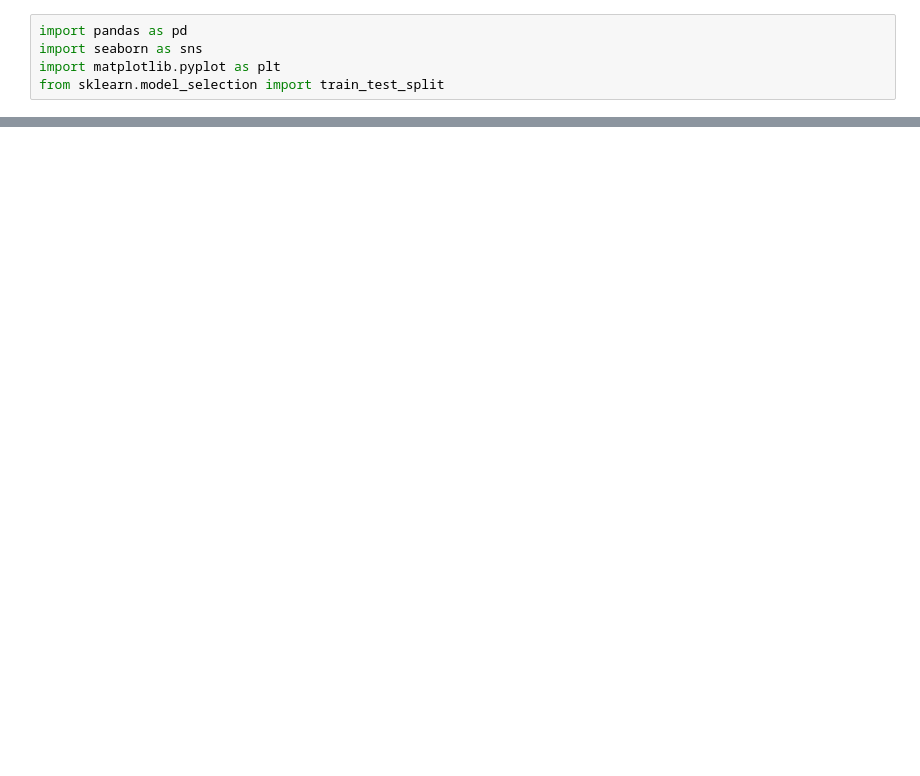
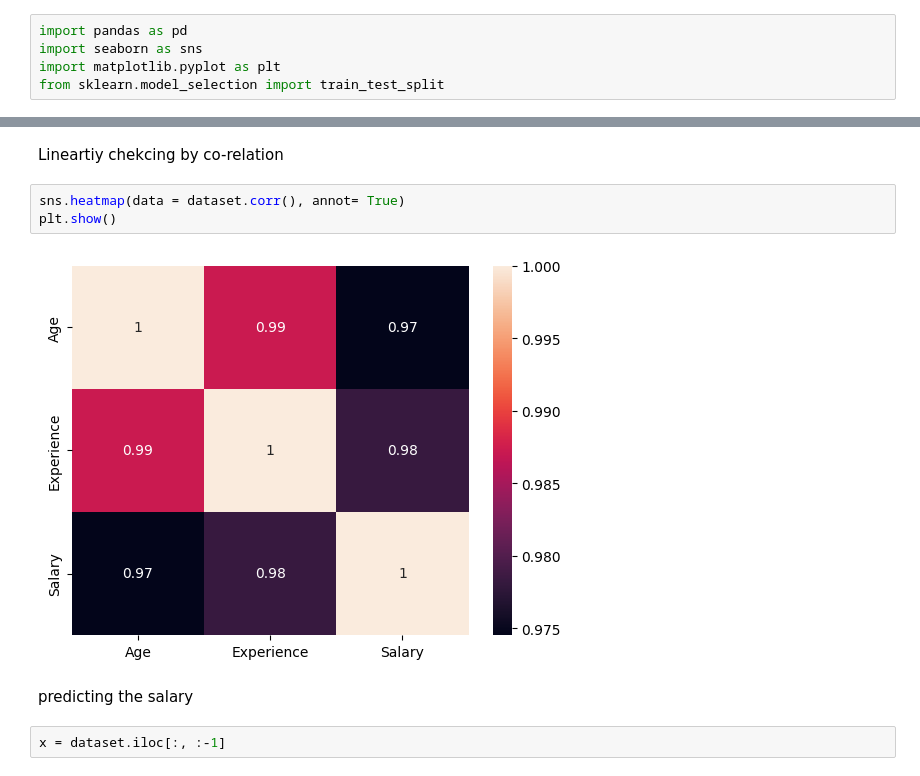
Before and after one commit to Vickymaurya1/machine-learning-course, a Jupyter notebook: Untitled2.ipynb, the cells around one changed output, grey strips where cells are left out. Cells and saved outputs as stored; diff of their text form; blank space fills up the shorter version.

```diff
--- a/Untitled2.ipynb
+++ b/Untitled2.ipynb
@@ -105,0 +36,11 @@ plt.show()
+# %% [markdown]
+Lineartiy chekcing by co-relation
+# %%
+sns.heatmap(data = dataset.corr(), annot= True)
+plt.show()
+# %% [output]
+[figure, added]
+# %% [markdown]
+predicting the salary
+# %%
+x = dataset.iloc[:, :-1]
```
Also changed, not shown: parts of 25 cells of this notebook.
